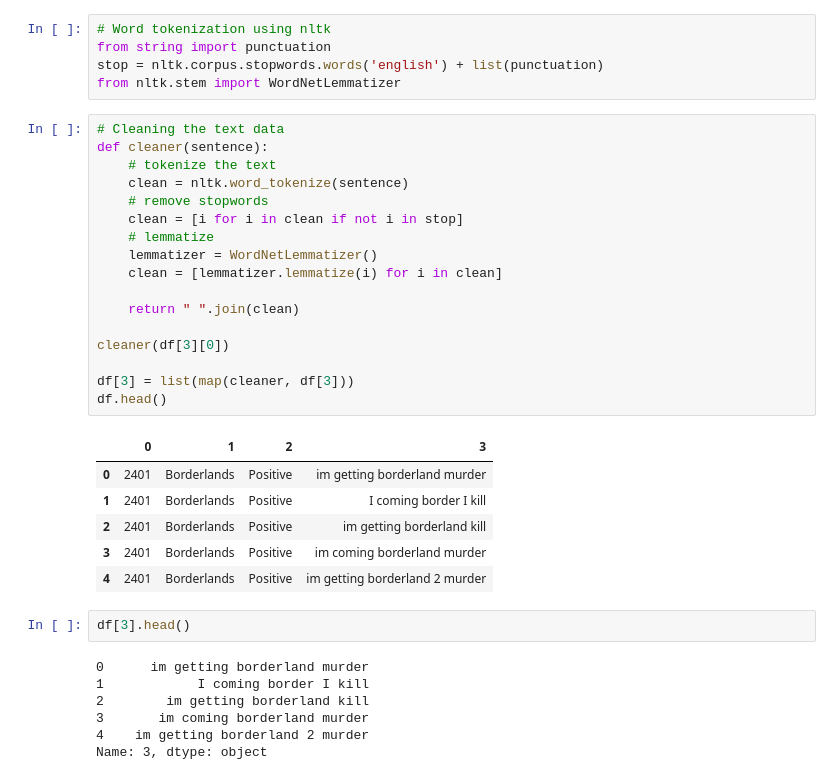
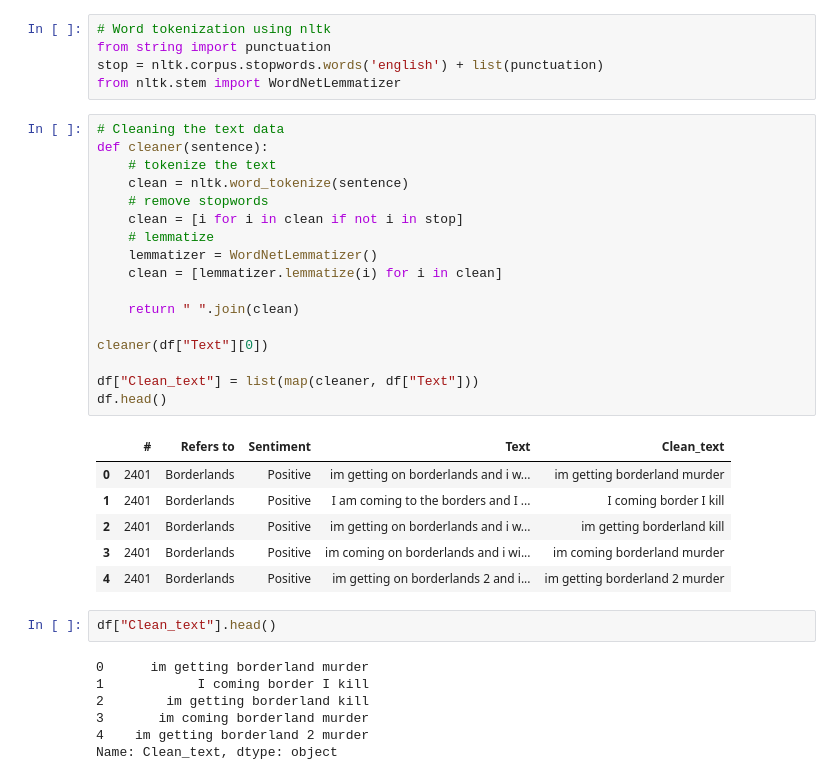
Before and after one commit to mambo-mk/Sentiment-Analysis, a Jupyter notebook: Text Analytics.ipynb, the cells around one changed output. Cells and saved outputs as stored; diff of their text form.

```diff
--- a/Text Analytics.ipynb
+++ b/Text Analytics.ipynb
@@ -41,33 +42,33 @@ from nltk.stem import WordNetLemmatizer
 # %%
 # Cleaning the text data
 def cleaner(sentence):
     # tokenize the text
     clean = nltk.word_tokenize(sentence)
     # remove stopwords
     clean = [i for i in clean if not i in stop]
     # lemmatize
     lemmatizer = WordNetLemmatizer()
     clean = [lemmatizer.lemmatize(i) for i in clean]
 
     return " ".join(clean)
 
-cleaner(df[3][0])
+cleaner(df["Text"][0])
 
-df[3] = list(map(cleaner, df[3]))
+df["Clean_text"] = list(map(cleaner, df["Text"]))
 df.head()
 # %% [output]
-|  | 0 | 1 | 2 | 3 |
-| 0 | 2401 | Borderlands | Positive | im getting borderland murder |
-| 1 | 2401 | Borderlands | Positive | I coming border I kill |
-| 2 | 2401 | Borderlands | Positive | im getting borderland kill |
-| 3 | 2401 | Borderlands | Positive | im coming borderland murder |
-| 4 | 2401 | Borderlands | Positive | im getting borderland 2 murder |
+|  | # | Refers to | Sentiment | Text | Clean_text |
+| 0 | 2401 | Borderlands | Positive | im getting on borderlands and i w... | im getting borderland murder |
+| 1 | 2401 | Borderlands | Positive | I am coming to the borders and I ... | I coming border I kill |
+| 2 | 2401 | Borderlands | Positive | im getting on borderlands and i w... | im getting borderland kill |
+| 3 | 2401 | Borderlands | Positive | im coming on borderlands and i wi... | im coming borderland murder |
+| 4 | 2401 | Borderlands | Positive | im getting on borderlands 2 and i... | im getting borderland 2 murder |
 # %%
-df[3].head()
+df["Clean_text"].head()
 # %% [output]
 0      im getting borderland murder
 1            I coming border I kill
 2        im getting borderland kill
 3       im coming borderland murder
 4    im getting borderland 2 murder
-Name: 3, dtype: object
+Name: Clean_text, dtype: object
```
Also changed, not shown: parts of 19 cells of this notebook.
